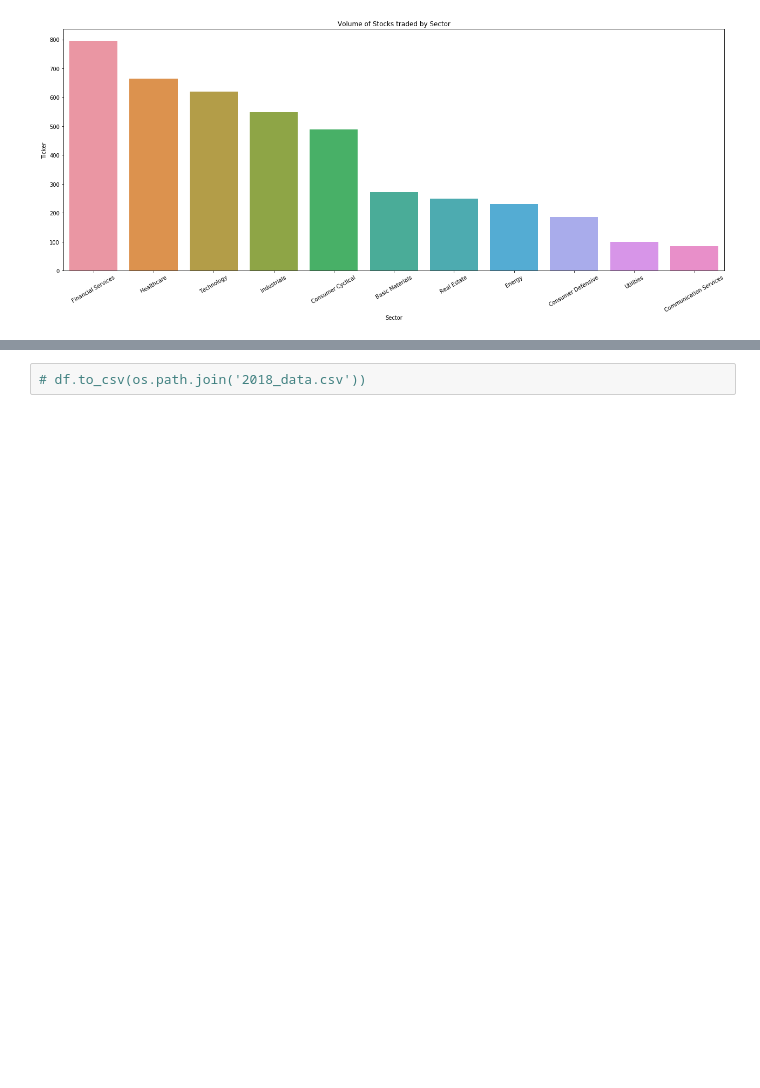
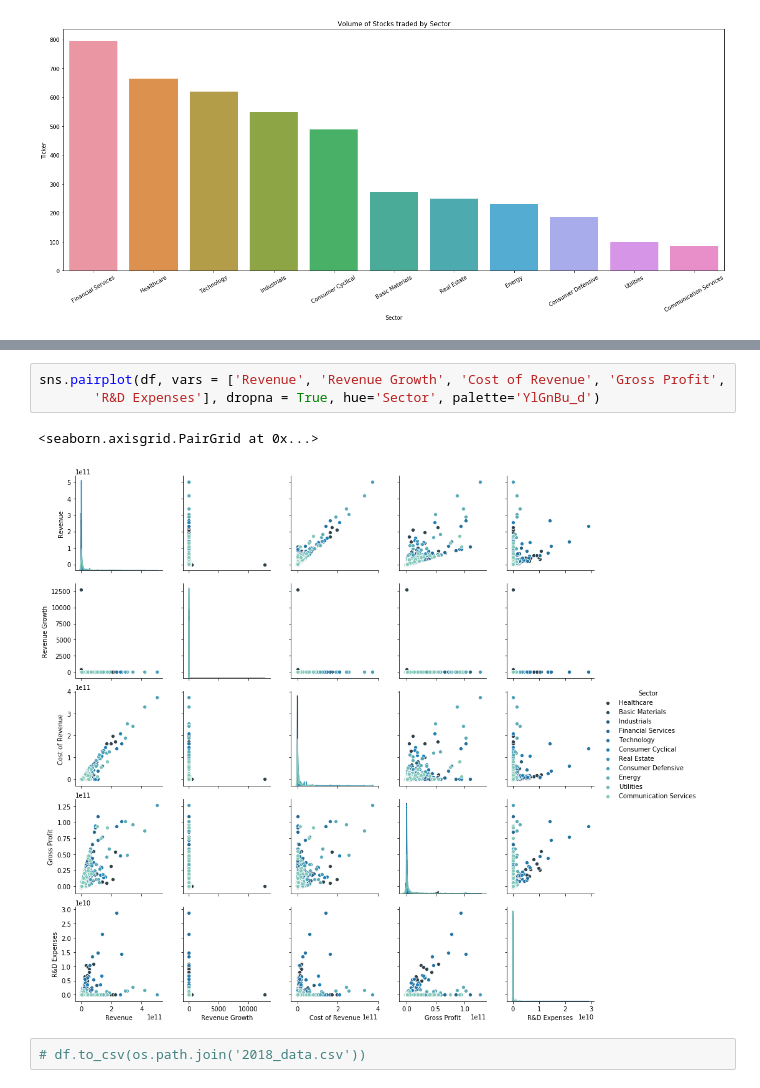
Before and after one commit to daniel-valdes/stock-eda, a Jupyter notebook: eda.ipynb, the cells around one changed output, grey strips where cells are left out. Drawn from its saved outputs; the diff is of its cells as text; blank space fills up the shorter version.

```diff
--- a/eda.ipynb
+++ b/eda.ipynb
@@ -62,2 +71,8 @@ plt.savefig(os.path.join('Figures','StockVolume_Sector.png'))
+# %%
+sns.pairplot(df, vars = ['Revenue', 'Revenue Growth', 'Cost of Revenue', 'Gross Profit',
+       'R&D Expenses'], dropna = True, hue='Sector', palette='YlGnBu_d')
+# %% [output]
+<seaborn.axisgrid.PairGrid at 0x...>
+[figure, added]
 # %%
 # df.to_csv(os.path.join('2018_data.csv'))
```
Also changed, not shown: parts of 8 cells of this notebook, 1 other file.
